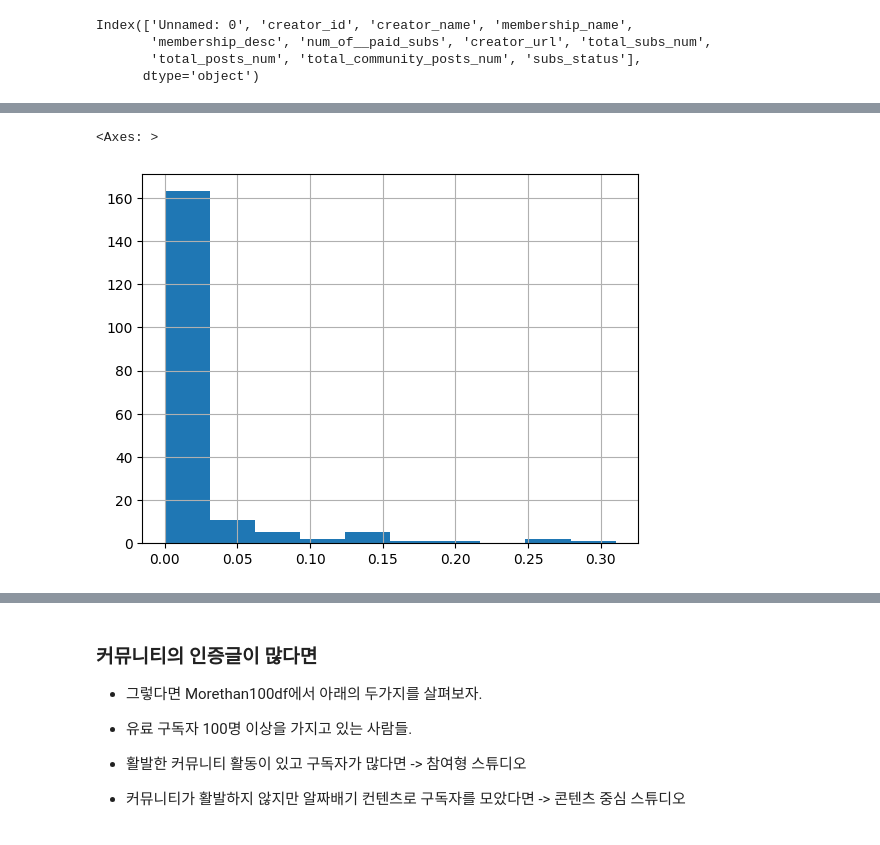
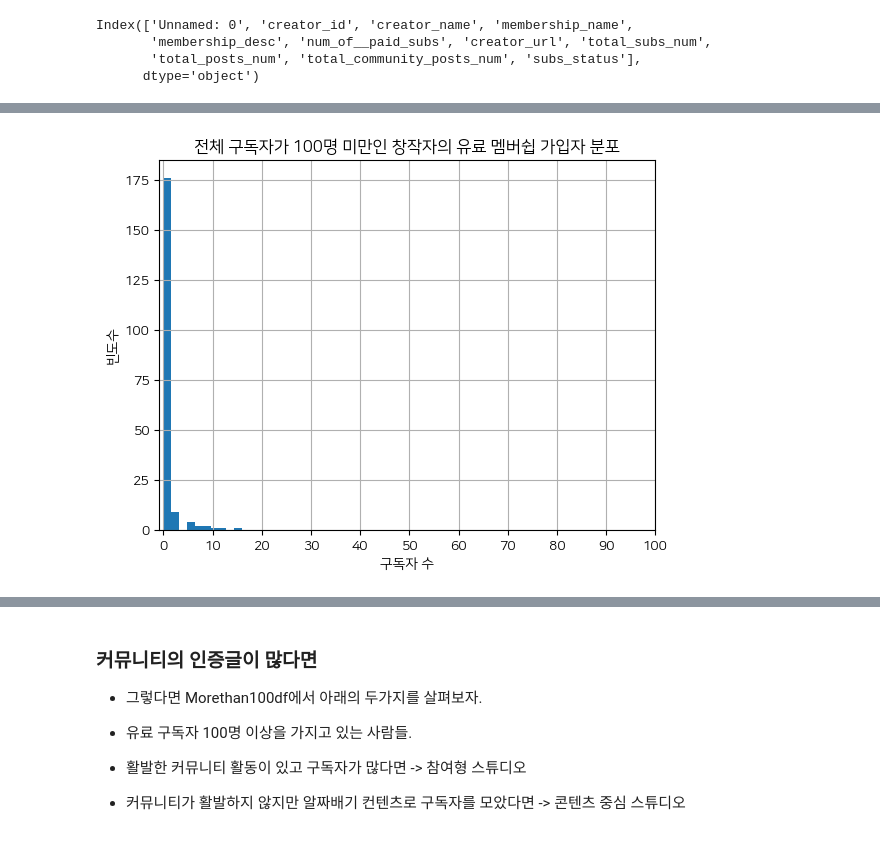
Before and after one commit to songye38/2024_GenAI_crawling, a Jupyter notebook: EDA/version2.ipynb, the cells around one changed output, grey strips where cells are left out. Saved outputs shown, nothing was run; the diff lists cells and outputs as text; code cells hidden in the pictures.

```diff
--- a/EDA/version2.ipynb
+++ b/EDA/version2.ipynb
@@ -121,5 +108,19 @@ less_than_100_df['total_subs_num'].hist()
-# %%
-less_than_100_df['paid_subs_ratio'].hist()
-# %% [output]
-<Axes: >
-[figure, removed]
+# %%
+import matplotlib.pyplot as plt
+
+# 데이터프레임의 히스토그램 그리기
+less_than_100_df['num_of__paid_subs'].hist()
+
+# x 축에 눈금 추가
+plt.xticks(range(0, 101, 10))  # 0부터 100까지 10 단위로 눈금을 표시
+
+# x 축과 y 축에 레이블 추가
+plt.xlabel('구독자 수')
+plt.ylabel('빈도수')
+
+# 그래프의 제목 추가
+plt.title('전체 구독자가 100명 미만인 창작자의 유료 멤버쉽 가입자 분포')
+
+plt.show()
+# %% [output]
+[figure, added]
```
Also changed, not shown: parts of 13 cells of this notebook, 1 other file.
